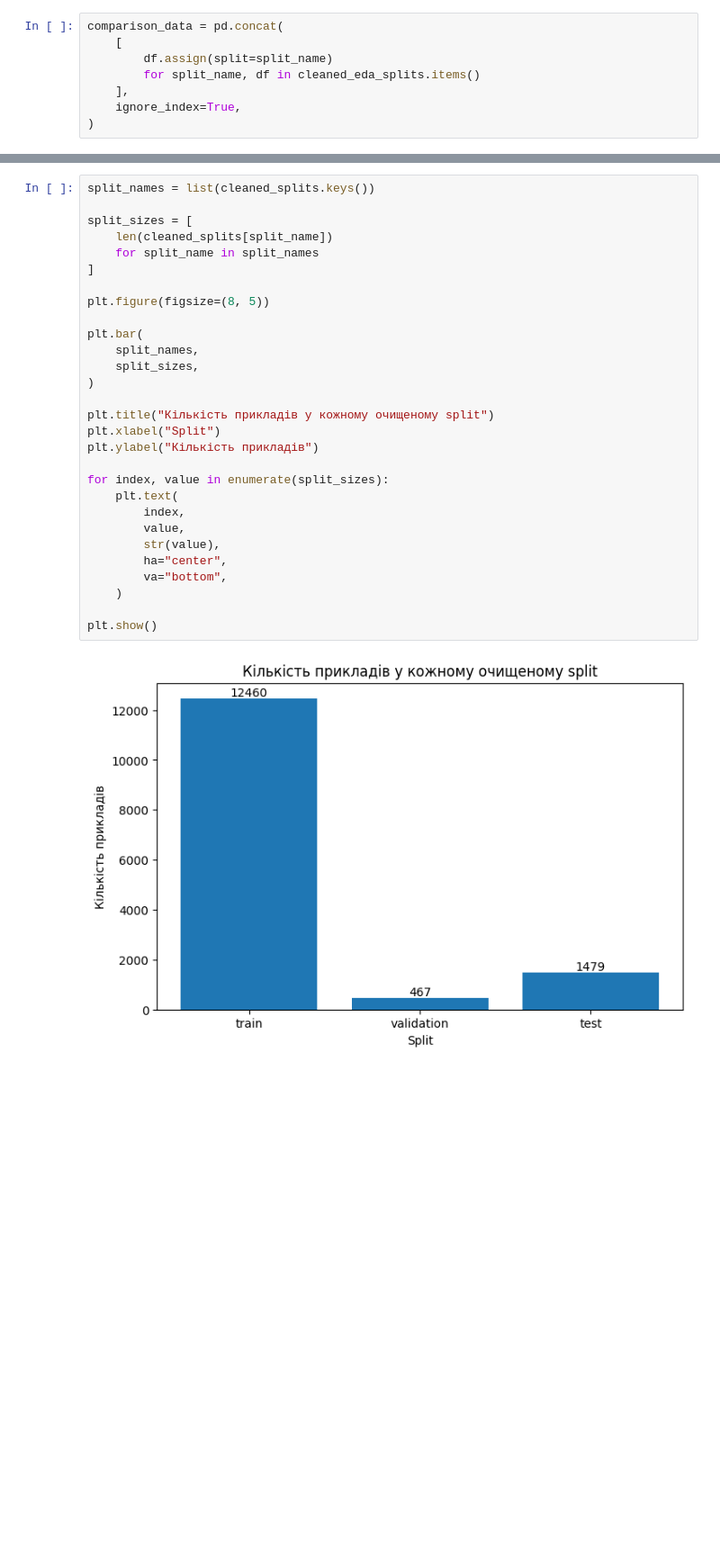
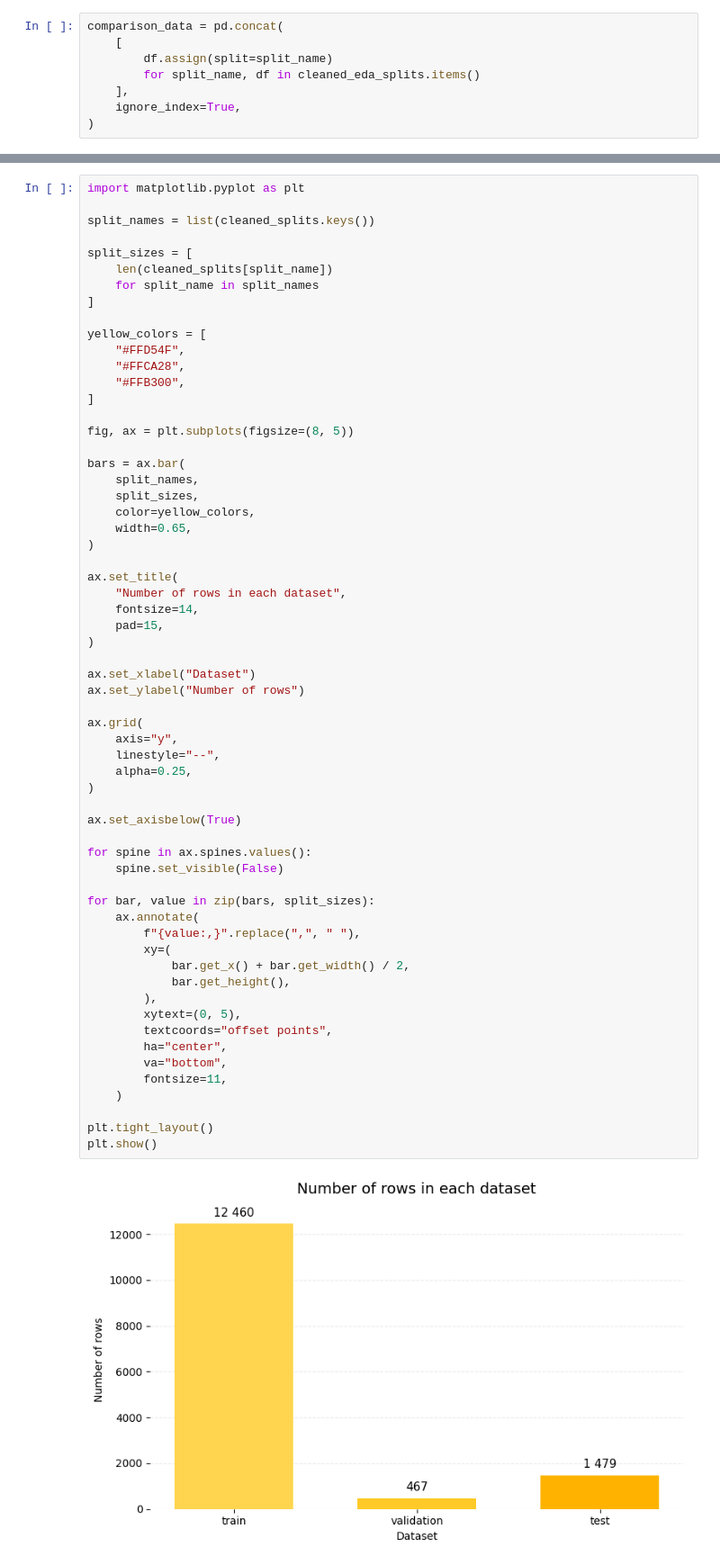
Before and after one commit to olenahnyp/summarization, a Jupyter notebook: dataset_overview.ipynb, the cells around one changed output, grey strips where cells are left out. Shown at 90% size. Cells and saved outputs as stored; diff of their text form; blank space fills up the shorter version.

```diff
--- a/dataset_overview.ipynb
+++ b/dataset_overview.ipynb
@@ -536,31 +626,63 @@ plt.show()
 # %%
+import matplotlib.pyplot as plt
+
 split_names = list(cleaned_splits.keys())
 
 split_sizes = [
     len(cleaned_splits[split_name])
     for split_name in split_names
 ]
 
-plt.figure(figsize=(8, 5))
+yellow_colors = [
+    "#FFD54F",
+    "#FFCA28",
+    "#FFB300",
+]
 
-plt.bar(
+fig, ax = plt.subplots(figsize=(8, 5))
+
+bars = ax.bar(
     split_names,
     split_sizes,
+    color=yellow_colors,
+    width=0.65,
 )
 
-plt.title("Кількість прикладів у кожному очищеному split")
-plt.xlabel("Split")
-plt.ylabel("Кількість прикладів")
+ax.set_title(
+    "Number of rows in each dataset",
+    fontsize=14,
+    pad=15,
+)
 
-for index, value in enumerate(split_sizes):
-    plt.text(
-        index,
-        value,
-        str(value),
+ax.set_xlabel("Dataset")
+ax.set_ylabel("Number of rows")
+
+ax.grid(
+    axis="y",
+    linestyle="--",
+    alpha=0.25,
+)
+
+ax.set_axisbelow(True)
+
+for spine in ax.spines.values():
+    spine.set_visible(False)
+
+for bar, value in zip(bars, split_sizes):
+    ax.annotate(
+        f"{value:,}".replace(",", " "),
+        xy=(
+            bar.get_x() + bar.get_width() / 2,
+            bar.get_height(),
+        ),
+        xytext=(0, 5),
+        textcoords="offset points",
         ha="center",
         va="bottom",
+        fontsize=11,
     )
 
+plt.tight_layout()
 plt.show()
 # %% [output]
-[figure, old version]
+[figure, new version]
```
Also changed, not shown: parts of 2 cells of this notebook.
